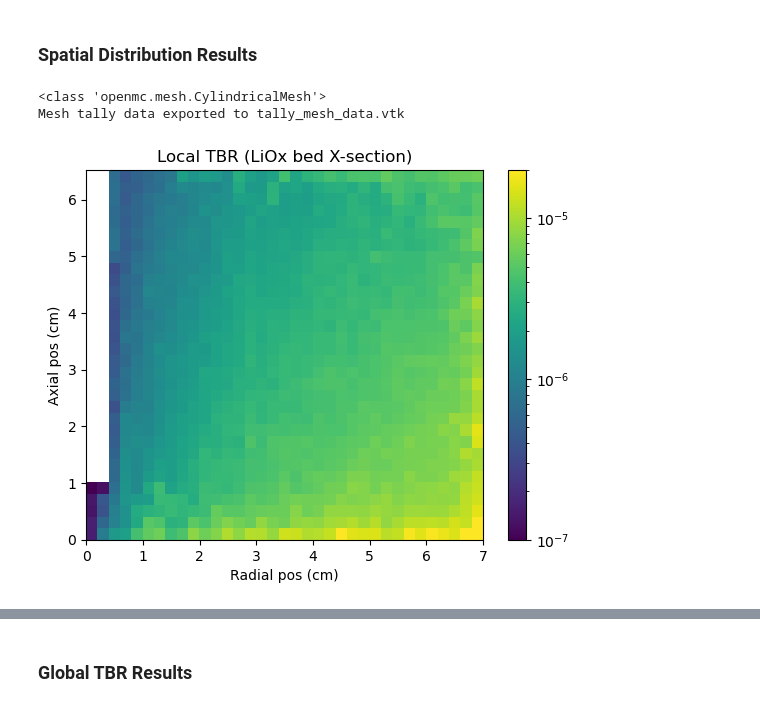
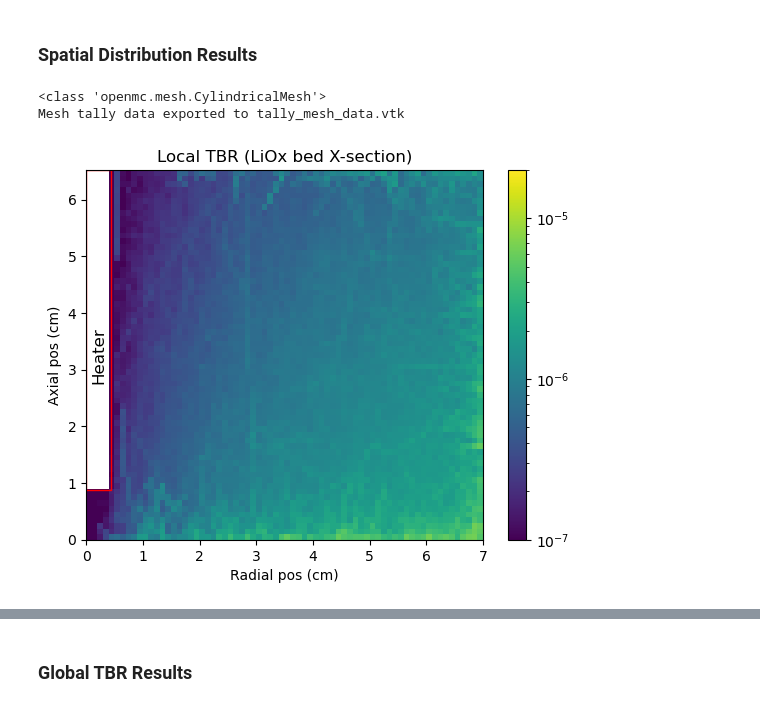
Before and after one commit to rossmacdonald98/BABY-Li2O, a Jupyter notebook: analysis/neutron/postprocessing.ipynb, the cells around one changed output, grey strips where cells are left out. Cells and saved outputs as stored; diff of their text form; code cells hidden in the pictures.

Commit message:
Adjusted mesh for 0.1cm bins. Increased particles to 1e6. Tidied up code for plots in the notebook file.

```diff
--- a/analysis/neutron/postprocessing.ipynb
+++ b/analysis/neutron/postprocessing.ipynb
@@ -116,11 +110,13 @@ plt.show()
 # %% [markdown]
 ### Spatial Distribution Results
 # %%
-from openmc_model_LiOx import Li2O_bed_radius, Li2O_bed_thickness
+from openmc_model_LiOx import Li2O_bed_radius, Li2O_bed_thickness, heater_gap, heater_radius
 import matplotlib.colors as mcolors
+import matplotlib.patches as patches
 
-# Plot spatial distribution of TBR from mesh tally data
+# Load the statepoint file
 sp = openmc.StatePoint("statepoint.100.h5")
+# Get the tally object from the statepoint file
 tally_mesh = sp.get_tally(name="TBR_mesh")
 
 # Get pandas dataframe for the cell tally data
@@ -151,50 +147,101 @@ if mesh is not None:
     # Extract the number of bins for each dimension from the mesh
     n_r = len(mesh.r_grid) - 1  # Radial bins
     n_phi = len(mesh.phi_grid) - 1  # Angular binss
     n_z = len(mesh.z_grid) - 1  # Axial bins
 
+    #### Plot local TBR values ####
 
-## Plot local TBR values
     # Convert mean values to NumPy array
     mean_array = df['mean'].values.reshape((n_z, n_r))
 
-    plt.imshow(
+    fig, ax = plt.subplots()
+
+    im = ax.imshow(
         mean_array,
         interpolation='nearest',
         extent=[0, Li2O_bed_radius, 0, Li2O_bed_thickness],
         origin='lower',
         aspect='auto',
         norm=mcolors.LogNorm(vmin=1e-7, vmax=2e-5),  # Use LogNorm for logarithmic scale
         cmap='viridis'  # You can change the colormap if desired
     )
-    plt.title('Local TBR (LiOx bed X-section)')
-    plt.xlabel('Radial pos (cm)')
-    plt.ylabel('Axial pos (cm)')
-    plt.colorbar()
+    plt.colorbar(im, ax=ax)
+    ax.set_title('Local TBR (LiOx bed X-section)')
+    ax.set_xlabel('Radial pos (cm)')
+    ax.set_ylabel('Axial pos (cm)')
+
+
+    # Add a rectangle outlining the heater region
+    heater_rect = patches.Rectangle(
+        (0, heater_gap),  # (x, y) lower left corner
+        heater_radius,  # width
+        (Li2O_bed_thickness-heater_gap),  # height
+        linewidth=1,
+        edgecolor='red',
+        facecolor='none'
+    )
+    ax.add_patch(heater_rect)
+
+    # Add a label
+    ax.text(
+        heater_radius/2, Li2O_bed_thickness/2,  # position in the center of the rectangle
+        'Heater',
+        color='black',
+        fontsize=12,
+        ha='center',
+        va='center',
+        rotation=90
+    )
     plt.show()
 
-## Plot local TBR relative standard deviation values. Should be below 0.1 to indicate good convergence
+    #### Plot local TBR relative standard deviation values ####
+
     # Divide the standard deviation values by the mean values to get the relative standard deviation
     rel_std_dev = df['std. dev.'] / df['mean']
 
     # Convert relative standard deviation values to NumPy array
     rel_std_dev_array = rel_std_dev.values.reshape((n_z, n_r))
 
-    plt.imshow(
-    rel_std_dev_array,
-    interpolation='nearest',
-    extent=[0, Li2O_bed_radius, 0, Li2O_bed_thickness],
-    origin='lower',
-    aspect='auto',
-    norm=mcolors.LogNorm(vmin=1e-3, vmax=1),  # Use LogNorm for logarithmic scale
-    cmap='viridis'  # You can change the colormap if desired
+    fig, ax = plt.subplots()
+
+    im = ax.imshow(
+       rel_std_dev_array,
+       interpolation='nearest',
+       extent=[0, Li2O_bed_radius, 0, Li2O_bed_thickness],
+       origin='lower',
+       aspect='auto',
+       norm=mcolors.LogNorm(vmin=1e-3, vmax=1),  # Use LogNorm for logarithmic scale
+       cmap='viridis'
+       )
+
+    plt.colorbar(im, ax=ax)
+    ax.set_title('Local TBR relative standard deviation (LiOx bed X-section)')
+    ax.set_xlabel('Radial pos (cm)')
+    ax.set_ylabel('Axial pos (cm)')
+
+    # Add a rectangle outlining the heater region
+    heater_rect = patches.Rectangle(
+        (0, heater_gap),  # (x, y) lower left corner
+        heater_radius,  # width
+        (Li2O_bed_thickness-heater_gap),  # height
+        linewidth=1,
+        edgecolor='red',
+        facecolor='none'
     )
-    plt.title('Local TBR standard deviation (LiOx bed X-section)')
-    plt.xlabel('Radial pos (cm)')
-    plt.ylabel('Axial pos (cm)')
-    plt.colorbar()
+    ax.add_patch(heater_rect)
+
+    # Add a label
+    ax.text(
+        heater_radius/2, Li2O_bed_thickness/2,  # position in the center of the rectangle
+        'Heater',
+        color='black',
+        fontsize=12,
+        ha='center',
+        va='center',
+        rotation=90
+    )
     plt.show()
 # %% [output]
 <class 'openmc.mesh.CylindricalMesh'>
 Mesh tally data exported to tally_mesh_data.vtk
-[figure, old version]
+[figure, new version]
```
Also changed, not shown: parts of 3 cells of this notebook, 1 other file.
